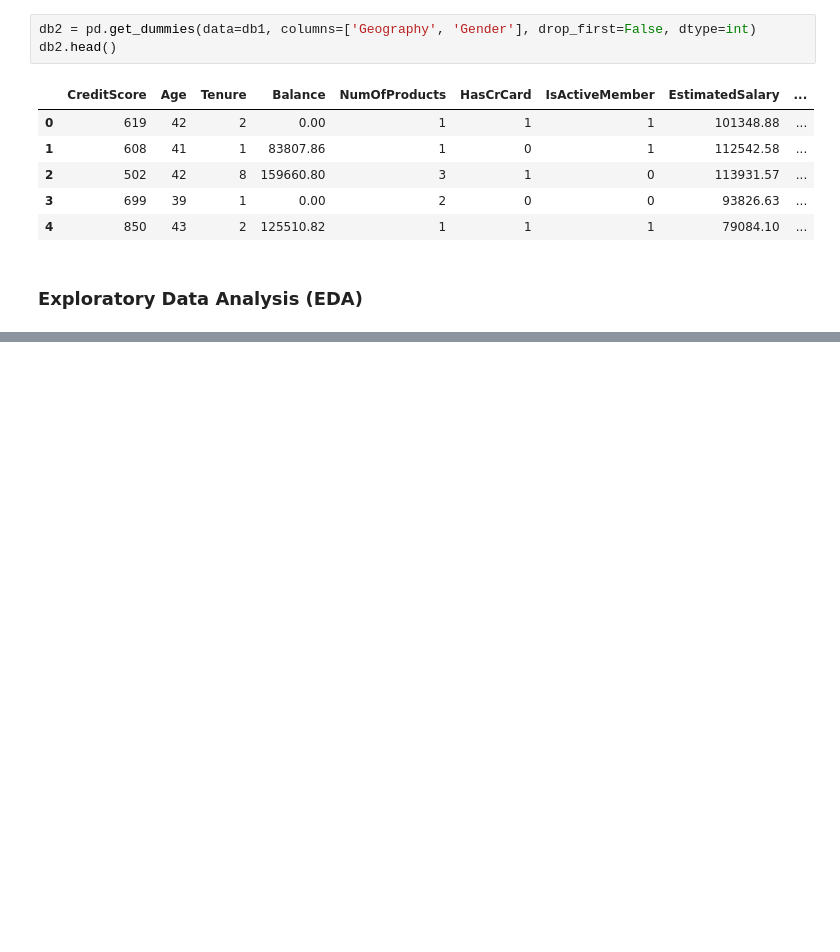
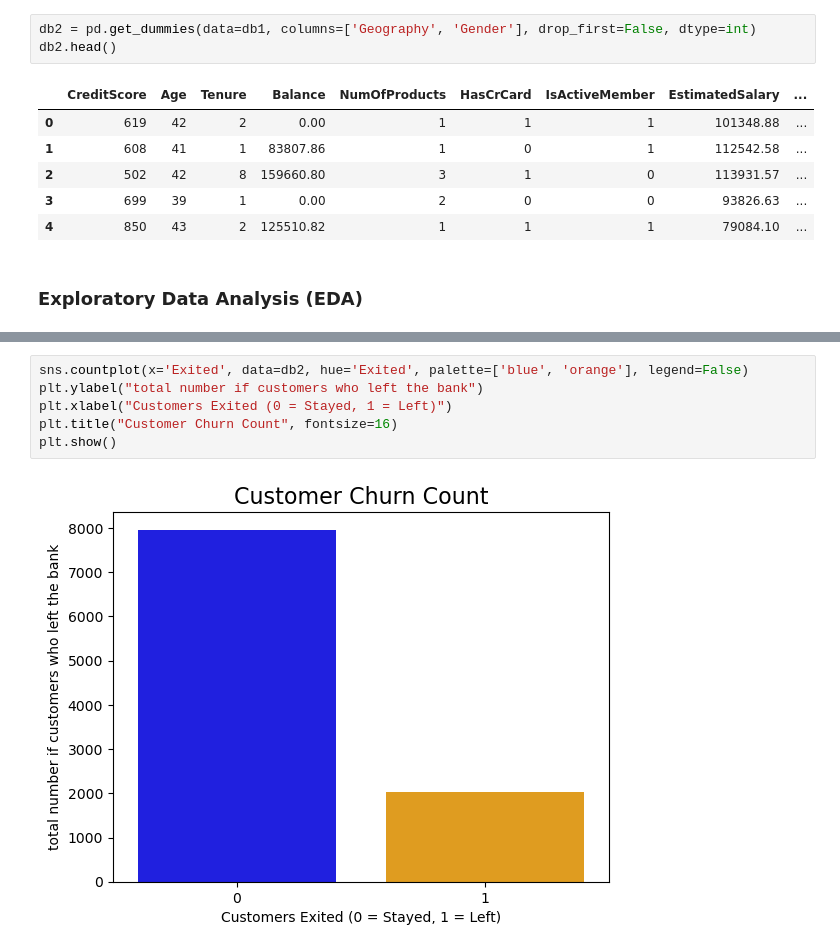
Before and after one commit to marlonmunoz/DeepLearning-ANN-Build-and-Optimize, a Jupyter notebook: ANN_project.ipynb, the cells around one changed output, grey strips where cells are left out. Drawn from its saved outputs; the diff is of its cells as text; blank space fills up the shorter version.

```diff
--- a/ANN_project.ipynb
+++ b/ANN_project.ipynb
@@ -139,0 +147,8 @@ db2.head()
+# %%
+sns.countplot(x='Exited', data=db2, hue='Exited', palette=['blue', 'orange'], legend=False)
+plt.ylabel("total number if customers who left the bank")
+plt.xlabel("Customers Exited (0 = Stayed, 1 = Left)")
+plt.title("Customer Churn Count", fontsize=16)
+plt.show()
+# %% [output]
+[figure, added]
```
Also changed, not shown: parts of 1 cell of this notebook.
